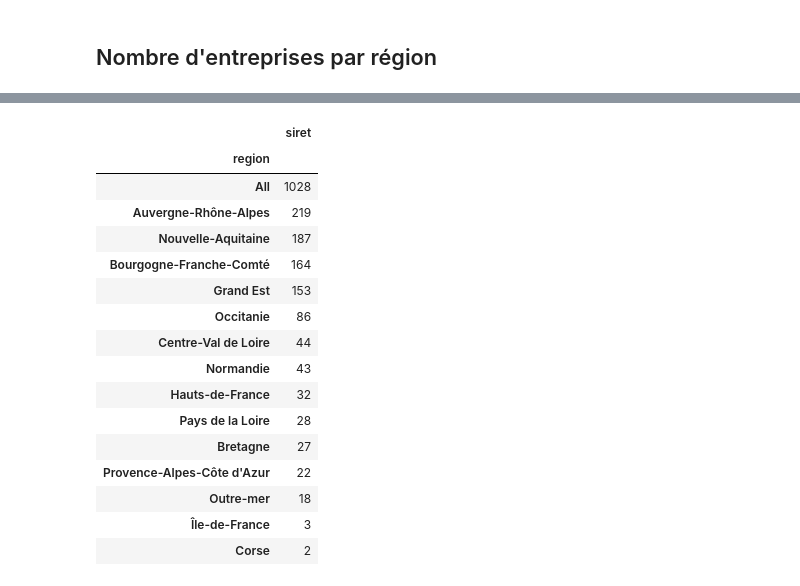
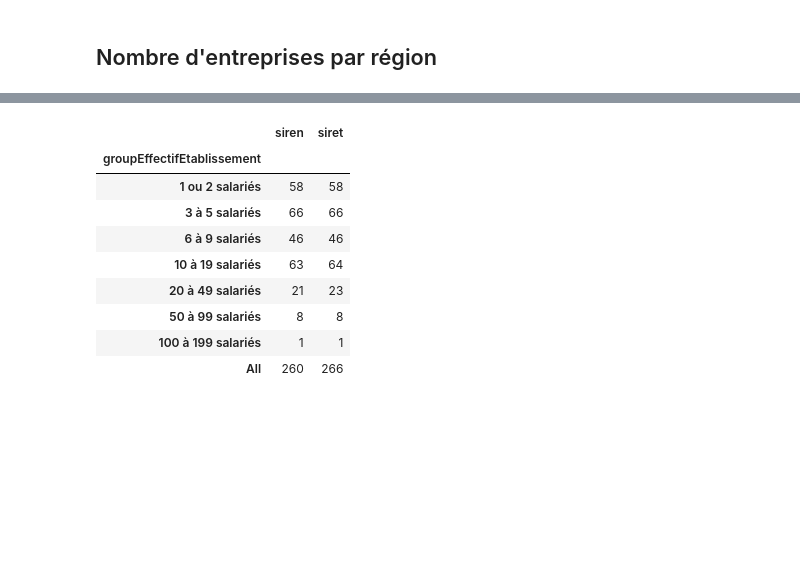
Before and after one commit to laurentmau/sireneTools, a Jupyter notebook: src/stats.ipynb, the cells around one changed output, grey strips where cells are left out. Drawn from its saved outputs; the diff is of its cells as text; code cells hidden in the pictures; blank space fills up the shorter version.

```diff
--- a/src/stats.ipynb
+++ b/src/stats.ipynb
@@ -43,2 +12,27 @@ ts.to_json(file, orient='index')
+# %%
+codeCommuneEtablissement = "*"
+etatAdministratifUniteLegale = "A"
+categorieJuridiqueUniteLegale = "5*"
+activitePrincipaleUniteLegale = "*"
+activitePrincipaleEtablissement="16.10A"
+# %%
+params = {"codeCommuneEtablissement": codeCommuneEtablissement,
+    "etatAdministratifUniteLegale": etatAdministratifUniteLegale,
+    'categorieJuridiqueUniteLegale': categorieJuridiqueUniteLegale,
+    'activitePrincipaleUniteLegale': activitePrincipaleUniteLegale,'activitePrincipaleEtablissement':activitePrincipaleEtablissement}
+fileName = extract.fileName(params)
+fileDataName=fileName+".data"
+if not Path(fileDataName).is_file():
+        raise Exception("Erreur, le fichier %s n'existe pas.",fileDataName )
+ts = pd.read_json(fileDataName, orient='index')
 # %% [markdown]
 ## Nombre d'entreprises par région
+# %%
+import natsort as ns
+
+ts['groupEffectifEtablissement'] = pd.Categorical(ts['groupEffectifEtablissement'], ordered=True, categories= ns.natsorted(ts['groupEffectifEtablissement'].unique()))
+ts = ts.sort_values('groupEffectifEtablissement')
+pd.pivot_table(ts,index=['region' ],
+                                    aggfunc='count',
+                                    values=['siret'],
+                                    margins=True)
@@ -45,28 +75,27 @@ ts.to_json(file, orient='index')
 # %%
-
-byRegion = pd.pivot_table(ts,index='region',
-                                    aggfunc='count',
-                                    values=['siret'],
-                                    margins=True).sort_values(by=['siret'], ascending=False)
-byRegion
+#pd.pivot_table(ts,index=['hasOwnedDomainFinal' ],
+       #                             aggfunc='count',
+          #                          values=['siren'],
+         #                           margins=True)
-# %% [output]
-|  | siret |
-| region |  |
-| All | 1028 |
-| Auvergne-Rhône-Alpes | 219 |
-| Nouvelle-Aquitaine | 187 |
-| Bourgogne-Franche-Comté | 164 |
-| Grand Est | 153 |
-| Occitanie | 86 |
-| Centre-Val de Loire | 44 |
-| Normandie | 43 |
-| Hauts-de-France | 32 |
-| Pays de la Loire | 28 |
-| Bretagne | 27 |
-| Provence-Alpes-Côte d'Azur | 22 |
-| Outre-mer | 18 |
-| Île-de-France | 3 |
-| Corse | 2 |
+# %%
+mask = ts['region']=="Auvergne-Rhône-Alpes"
+
+pd.pivot_table(ts[mask],index=['groupEffectifEtablissement' ],
+                                    aggfunc=pd.Series.nunique,
+
+                                    values=['siret', 'siren'],
+                                    margins=True)
+# %% [output]
+|  | siren | siret |
+| groupEffectifEtablissement |  |  |
+| 1 ou 2 salariés | 58 | 58 |
+| 3 à 5 salariés | 66 | 66 |
+| 6 à 9 salariés | 46 | 46 |
+| 10 à 19 salariés | 63 | 64 |
+| 20 à 49 salariés | 21 | 23 |
+| 50 à 99 salariés | 8 | 8 |
+| 100 à 199 salariés | 1 | 1 |
+| All | 260 | 266 |
 # %%
 import plotly.express as px
 
```
Also changed, not shown: parts of 16 cells of this notebook, 26 other files.
